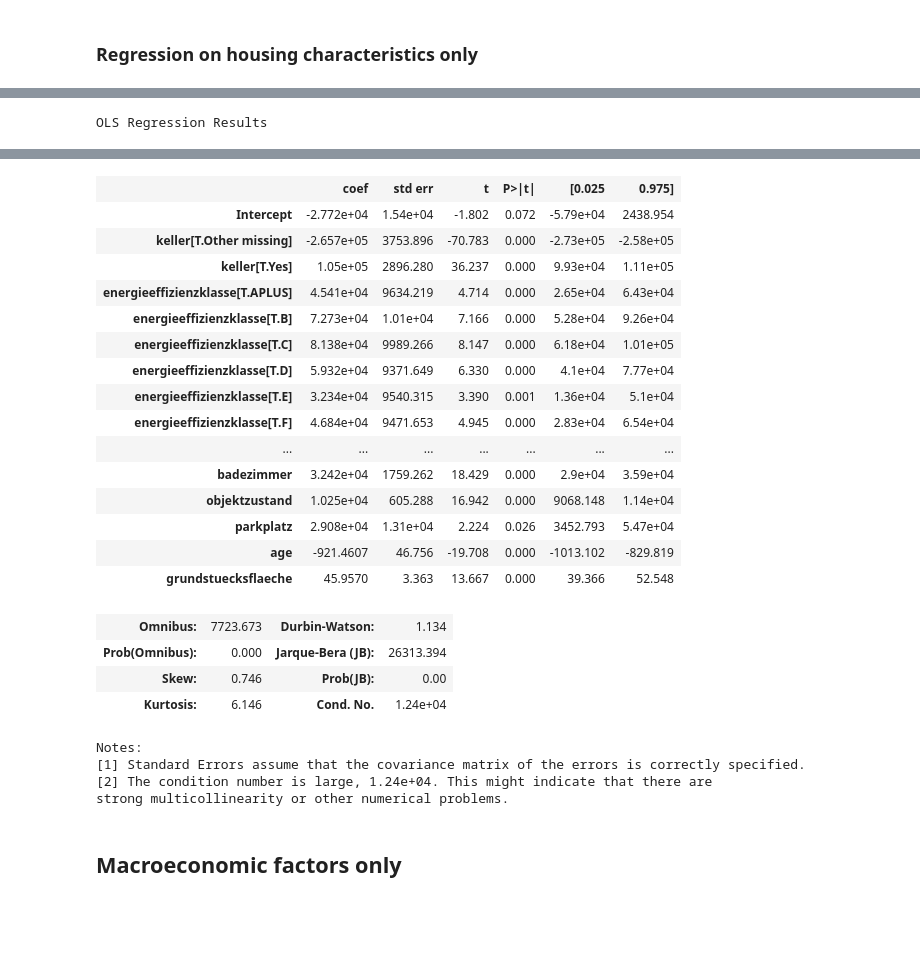
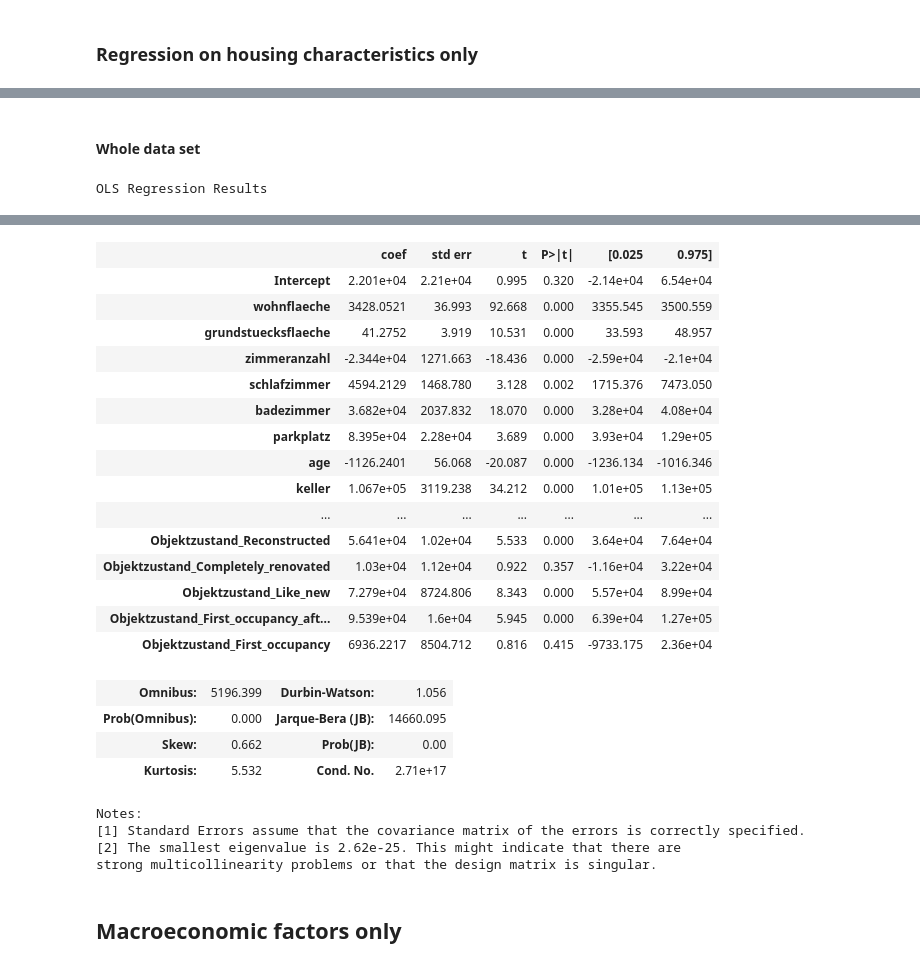
Before and after one commit to pvseydlitz/BachelorThesis, a Jupyter notebook: regression_hk_cities.ipynb, the cells around one changed output, grey strips where cells are left out. Cells and saved outputs as stored; diff of their text form; code cells hidden in the pictures; blank space fills up the shorter version.

```diff
--- a/regression_hk_cities.ipynb
+++ b/regression_hk_cities.ipynb
@@ -20,7 +20,7 @@ time_information = ['adat']
 object_features = [ 'ausstattung', 'denkmalobjekt', 'einbaukueche', 'ferienhaus', 'gaestewc', 'garten', 'haustier_erlaubt', 'kategorie_Haus']
 general_object_information = ['bauphase', 'einliegerwohnung', 'foerderung', 'immobilientyp', 'kaufvermietet', 'mieteinnahmenpromonat', 'nebenraeume', 'rollstuhlgerecht']
 area_information = ['nutzflaeche']
-energy_and_structure_information = ['energieausweistyp', 'ev_kennwert', 'ev_wwenthalten', 'heizkosten', 'heizungsart', 'letzte_modernisierung']
+energy_and_structure_information = ['energieausweistyp', 'energieeffizienzklasse', 'ev_kennwert', 'ev_wwenthalten', 'heizkosten', 'heizungsart', 'letzte_modernisierung']
 price_information = ['parkplatzpreis']
 regional_information = ['gid2019', 'kid2019', 'ergg_1km', 'blid']
 meta_information_advertisement = ['click_customer', 'click_schnellkontakte', 'click_url', 'click_weitersagen', 'hits', 'laufzeittage', 'hits_gen']
@@ -30,5 +30,6 @@ other_variables = ['liste_show', 'liste_match', 'liste_show_gen', 'liste_match_g
 columns_to_drop = time_information + object_features + general_object_information + area_information + energy_and_structure_information + price_information + regional_information + meta_information_advertisement + technical_variables + other_variables
 df_hk_cities.drop(columns=columns_to_drop, axis=1, inplace=True)
 
+print(df_hk_cities.shape)
 df_hk_cities.describe(include='all')
 # %% [output]
@@ -72,6 +74,10 @@ df_characteristics = df_characteristics[~df_characteristics['badezimmer'].str.co
 df_characteristics['badezimmer'] = pd.to_numeric(df_characteristics['badezimmer'])
 df_characteristics = df_characteristics[(df_characteristics['badezimmer'] > 0) & (df_characteristics['badezimmer'] < 15)]
 
+df_characteristics = df_characteristics[df_characteristics['wohnflaeche'].notna()]
+df_characteristics['wohnflaeche'] = pd.to_numeric(df_characteristics['wohnflaeche'])
+df_characteristics = df_characteristics[(df_characteristics['wohnflaeche'] > 0) & (df_characteristics['wohnflaeche'] < 5000)]
+
 df_characteristics = df_characteristics[df_characteristics['grundstuecksflaeche'].notna()]
 df_characteristics = df_characteristics[~df_characteristics['grundstuecksflaeche'].str.contains("Other missing")]
 df_characteristics = df_characteristics[~df_characteristics['grundstuecksflaeche'].str.contains("Implausible value")]
@@ -80,9 +86,11 @@ df_characteristics = df_characteristics[(df_characteristics['grundstuecksflaeche
 
 df_characteristics = df_characteristics[~df_characteristics['objektzustand'].str.contains("Not specified")]
 df_characteristics = df_characteristics[~df_characteristics['objektzustand'].str.contains("By arrangement")]
-df_characteristics['objektzustand'] = df_characteristics['objektzustand'].astype('category')
-df_characteristics['objektzustand'] = df_characteristics['objektzustand'].cat.reorder_categories(['Dilapidated', 'Needs renovation', 'Well kempt', 'Modernised', 'Reconstructed', 'Completely renovated', 'Like new', 'First occupancy after reconstruction', 'First occupancy'], ordered=True)
-df_characteristics['objektzustand'] = df_characteristics['objektzustand'].cat.codes
+#df_characteristics['objektzustand'] = df_characteristics['objektzustand'].astype('category')
+#df_characteristics['objektzustand'] = df_characteristics['objektzustand'].cat.reorder_categories(['Dilapidated', 'Needs renovation', 'Well kempt', 'Modernised', 'Reconstructed', 'Completely renovated', 'Like new', 'First occupancy after reconstruction', 'First occupancy'], ordered=True)
+#df_characteristics['objektzustand'] = df_characteristics['objektzustand'].cat.codes
+df_characteristics = df_characteristics.replace(['Needs renovation', 'Well kempt', 'Completely renovated', 'Like new', 'First occupancy after reconstruction', 'First occupancy'], ['Needs_renovation', 'Well_kempt', 'Completely_renovated', 'Like_new', 'First_occupancy_after_reconstruction', 'First_occupancy'])
+df_characteristics = pd.get_dummies(df_characteristics, columns=['objektzustand'], prefix=['Objektzustand'])
 
 df_characteristics = df_characteristics[~df_characteristics['parkplatz'].str.contains("Other missing")]
 df_characteristics['parkplatz'] = df_characteristics['parkplatz'].astype('category')
@@ -94,10 +102,10 @@ df_characteristics['keller'] = df_characteristics['keller'].astype('category')
 df_characteristics['keller'] = df_characteristics['keller'].cat.reorder_categories(['No', 'Yes'], ordered=True)
 df_characteristics['keller'] = df_characteristics['keller'].cat.codes
 
-df_characteristics = df_characteristics[~df_characteristics['energieeffizienzklasse'].str.contains("Not specified")]
-df_characteristics['energieeffizienzklasse'] = df_characteristics['energieeffizienzklasse'].astype('category')
-df_characteristics['energieeffizienzklasse'] = df_characteristics['energieeffizienzklasse'].cat.reorder_categories(['H', 'G', 'F', 'E', 'D', 'C', 'B', 'A', 'APLUS'], ordered=True)
-df_characteristics['energieeffizienzklasse'] = df_characteristics['energieeffizienzklasse'].cat.codes
+#df_characteristics = df_characteristics[~df_characteristics['energieeffizienzklasse'].str.contains("Not specified")]
+#df_characteristics['energieeffizienzklasse'] = df_characteristics['energieeffizienzklasse'].astype('category')
+#df_characteristics['energieeffizienzklasse'] = df_characteristics['energieeffizienzklasse'].cat.reorder_categories(['H', 'G', 'F', 'E', 'D', 'C', 'B', 'A', 'APLUS'], ordered=True)
+#df_characteristics['energieeffizienzklasse'] = df_characteristics['energieeffizienzklasse'].cat.codes
 
 print(df_characteristics.shape)
 df_characteristics.head()
@@ -185,14 +249,24 @@ sns.set_style("darkgrid")
+# %% [markdown]
+#### Whole data set
 # %%
 housing_model = ols("""kaufpreis ~ wohnflaeche
+                                            + grundstuecksflaeche
                                             + zimmeranzahl
                                             + schlafzimmer
                                             + badezimmer
-                                            + objektzustand
                                             + parkplatz
                                             + age
                                             + keller
-                                            + energieeffizienzklasse
-                                            + grundstuecksflaeche""", data=df_characteristics).fit()
+                                            + Objektzustand_Dilapidated
+                                            + Objektzustand_Needs_renovation
+                                            + Objektzustand_Well_kempt
+                                            + Objektzustand_Modernised
+                                            + Objektzustand_Reconstructed
+                                            + Objektzustand_Completely_renovated
+                                            + Objektzustand_Like_new
+                                            + Objektzustand_First_occupancy_after_reconstruction
+                                            + Objektzustand_First_occupancy
+                                            """, data=df_characteristics).fit()
 housing_model_summary = housing_model.summary()
 HTML(housing_model_summary.as_html())
 # %% [output]
@@ -208,28 +282,28 @@ OLS Regression Results
 | Covariance Type: | nonrobust |  |  |
 |  | coef | std err | t | P>|t| | [0.025 | 0.975] |
-| Intercept | -2.772e+04 | 1.54e+04 | -1.802 | 0.072 | -5.79e+04 | 2438.954 |
-| keller[T.Other missing] | -2.657e+05 | 3753.896 | -70.783 | 0.000 | -2.73e+05 | -2.58e+05 |
-| keller[T.Yes] | 1.05e+05 | 2896.280 | 36.237 | 0.000 | 9.93e+04 | 1.11e+05 |
-| energieeffizienzklasse[T.APLUS] | 4.541e+04 | 9634.219 | 4.714 | 0.000 | 2.65e+04 | 6.43e+04 |
-| energieeffizienzklasse[T.B] | 7.273e+04 | 1.01e+04 | 7.166 | 0.000 | 5.28e+04 | 9.26e+04 |
-| energieeffizienzklasse[T.C] | 8.138e+04 | 9989.266 | 8.147 | 0.000 | 6.18e+04 | 1.01e+05 |
-| energieeffizienzklasse[T.D] | 5.932e+04 | 9371.649 | 6.330 | 0.000 | 4.1e+04 | 7.77e+04 |
-| energieeffizienzklasse[T.E] | 3.234e+04 | 9540.315 | 3.390 | 0.001 | 1.36e+04 | 5.1e+04 |
-| energieeffizienzklasse[T.F] | 4.684e+04 | 9471.653 | 4.945 | 0.000 | 2.83e+04 | 6.54e+04 |
+| Intercept | 2.201e+04 | 2.21e+04 | 0.995 | 0.320 | -2.14e+04 | 6.54e+04 |
+| wohnflaeche | 3428.0521 | 36.993 | 92.668 | 0.000 | 3355.545 | 3500.559 |
+| grundstuecksflaeche | 41.2752 | 3.919 | 10.531 | 0.000 | 33.593 | 48.957 |
+| zimmeranzahl | -2.344e+04 | 1271.663 | -18.436 | 0.000 | -2.59e+04 | -2.1e+04 |
+| schlafzimmer | 4594.2129 | 1468.780 | 3.128 | 0.002 | 1715.376 | 7473.050 |
+| badezimmer | 3.682e+04 | 2037.832 | 18.070 | 0.000 | 3.28e+04 | 4.08e+04 |
+| parkplatz | 8.395e+04 | 2.28e+04 | 3.689 | 0.000 | 3.93e+04 | 1.29e+05 |
+| age | -1126.2401 | 56.068 | -20.087 | 0.000 | -1236.134 | -1016.346 |
+| keller | 1.067e+05 | 3119.238 | 34.212 | 0.000 | 1.01e+05 | 1.13e+05 |
 | ... | ... | ... | ... | ... | ... | ... |
-| badezimmer | 3.242e+04 | 1759.262 | 18.429 | 0.000 | 2.9e+04 | 3.59e+04 |
-| objektzustand | 1.025e+04 | 605.288 | 16.942 | 0.000 | 9068.148 | 1.14e+04 |
-| parkplatz | 2.908e+04 | 1.31e+04 | 2.224 | 0.026 | 3452.793 | 5.47e+04 |
-| age | -921.4607 | 46.756 | -19.708 | 0.000 | -1013.102 | -829.819 |
-| grundstuecksflaeche | 45.9570 | 3.363 | 13.667 | 0.000 | 39.366 | 52.548 |
+| Objektzustand_Reconstructed | 5.641e+04 | 1.02e+04 | 5.533 | 0.000 | 3.64e+04 | 7.64e+04 |
+| Objektzustand_Completely_renovated | 1.03e+04 | 1.12e+04 | 0.922 | 0.357 | -1.16e+04 | 3.22e+04 |
+| Objektzustand_Like_new | 7.279e+04 | 8724.806 | 8.343 | 0.000 | 5.57e+04 | 8.99e+04 |
+| Objektzustand_First_occupancy_aft... | 9.539e+04 | 1.6e+04 | 5.945 | 0.000 | 6.39e+04 | 1.27e+05 |
+| Objektzustand_First_occupancy | 6936.2217 | 8504.712 | 0.816 | 0.415 | -9733.175 | 2.36e+04 |
-| Omnibus: | 7723.673 | Durbin-Watson: | 1.134 |
-| Prob(Omnibus): | 0.000 | Jarque-Bera (JB): | 26313.394 |
-| Skew: | 0.746 | Prob(JB): | 0.00 |
-| Kurtosis: | 6.146 | Cond. No. | 1.24e+04 |
+| Omnibus: | 5196.399 | Durbin-Watson: | 1.056 |
+| Prob(Omnibus): | 0.000 | Jarque-Bera (JB): | 14660.095 |
+| Skew: | 0.662 | Prob(JB): | 0.00 |
+| Kurtosis: | 5.532 | Cond. No. | 2.71e+17 |
 Notes:
 [1] Standard Errors assume that the covariance matrix of the errors is correctly specified.
-[2] The condition number is large, 1.24e+04. This might indicate that there are
-strong multicollinearity or other numerical problems.
+[2] The smallest eigenvalue is 2.62e-25. This might indicate that there are
+strong multicollinearity problems or that the design matrix is singular.
 # %% [markdown]
 ## Macroeconomic factors only
 # %% [markdown]
```
Also changed, not shown: parts of 21 cells of this notebook, 4 other files.
